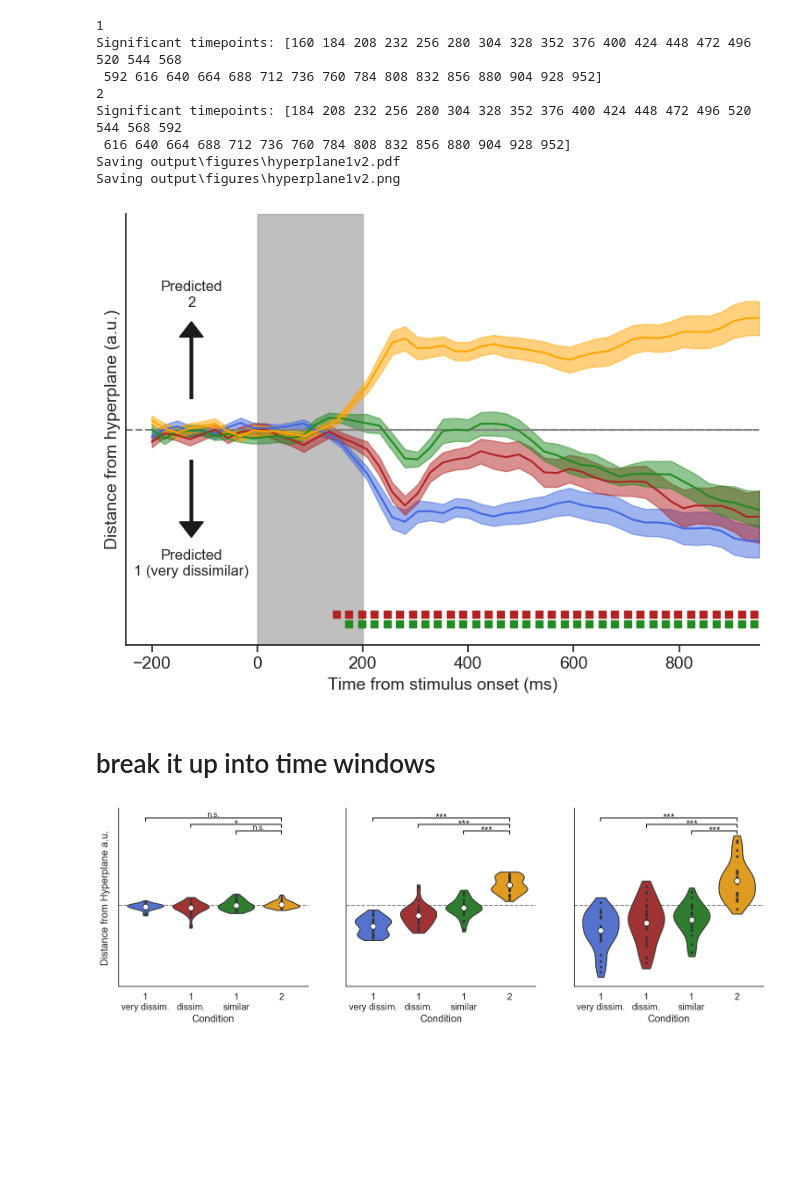
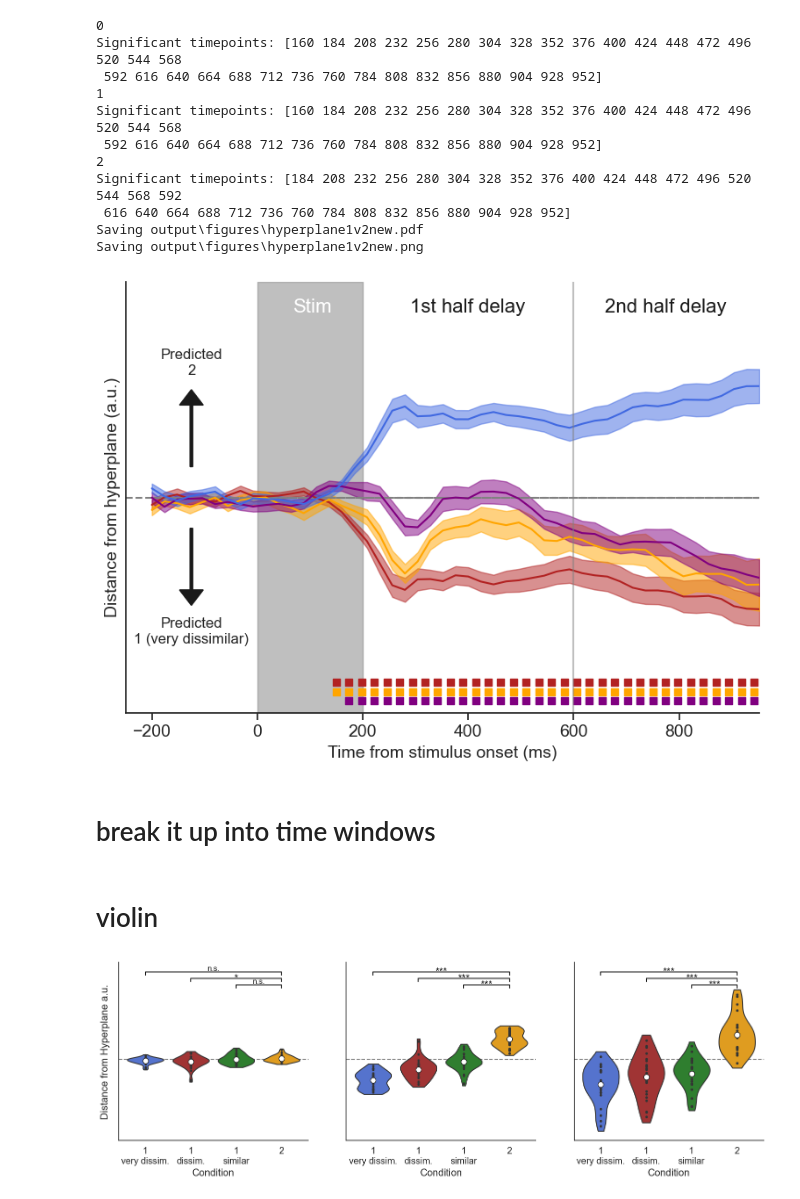
Before and after one commit to WilliamThyer/Dissociating-Spatial-and-Item-Based-Attention, a Jupyter notebook: Discus/analysis/hyperplane.ipynb, the cells around one changed output. Cells and saved outputs as stored; diff of their text form; code cells hidden in the pictures; blank space fills up the shorter version.

```diff
--- a/Discus/analysis/hyperplane.ipynb
+++ b/Discus/analysis/hyperplane.ipynb
@@ -69,30 +67,34 @@ interp.load_results('hyperplane')
 # %%
 import matplotlib.pyplot as plt
 import seaborn as sns
 plt.close()
 
 sns.set_theme(font_scale=1.5,style='white')
 plt.subplots(figsize=(8,6))
 
+interp.colors = ['firebrick', 'orange','purple','royalblue']
 interp.plot_hyperplane(
     stim_time=[0,200],
-    significance_testing_pair=[(1,3),(2,3)],
+    significance_testing_pair=[(0,3),(1,3),(2,3)],
     sig_y=-3,
     test_from_zero=False,
     ylim=[-3.5,3.5],stim_label_xy=[120,3.1],
     label_text_ys=[-1.95,1.95],label_text_x=-125,
-    arrow_ys=[-.5,.5],
-    savefig=True,subtitle='1v2',legend_pos=None)
+    arrow_ys=[-.5,.5],add_delay_labels=True,
+    savefig=True,subtitle='1v2new',legend_pos=None)
 # %% [output]
+0
+Significant timepoints: [160 184 208 232 256 280 304 328 352 376 400 424 448 472 496 520 544 568
+ 592 616 640 664 688 712 736 760 784 808 832 856 880 904 928 952]
 1
 Significant timepoints: [160 184 208 232 256 280 304 328 352 376 400 424 448 472 496 520 544 568
  592 616 640 664 688 712 736 760 784 808 832 856 880 904 928 952]
 2
 Significant timepoints: [184 208 232 256 280 304 328 352 376 400 424 448 472 496 520 544 568 592
  616 640 664 688 712 736 760 784 808 832 856 880 904 928 952]
-Saving output\figures\hyperplane1v2.pdf
-Saving output\figures\hyperplane1v2.png
+Saving output\figures\hyperplane1v2new.pdf
+Saving output\figures\hyperplane1v2new.png
-[figure, old version]
+[figure, new version]
 # %% [markdown]
 # break it up into time windows
 # %%
@@ -119,6 +121,8 @@ second_half_time_idx = (interp.t>600)
 x_0, condition_means_0 = get_condition_means(interp.confidence_scores,stim_time_idx)
 x_1, condition_means_1 = get_condition_means(interp.confidence_scores,first_half_time_idx)
 x_2, condition_means_2 = get_condition_means(interp.confidence_scores,second_half_time_idx)
+# %% [markdown]
+# violin
 # %%
 import seaborn as sns
 import matplotlib.pyplot as plt
```
Also changed, not shown: parts of 5 cells of this notebook, 8 other files.
